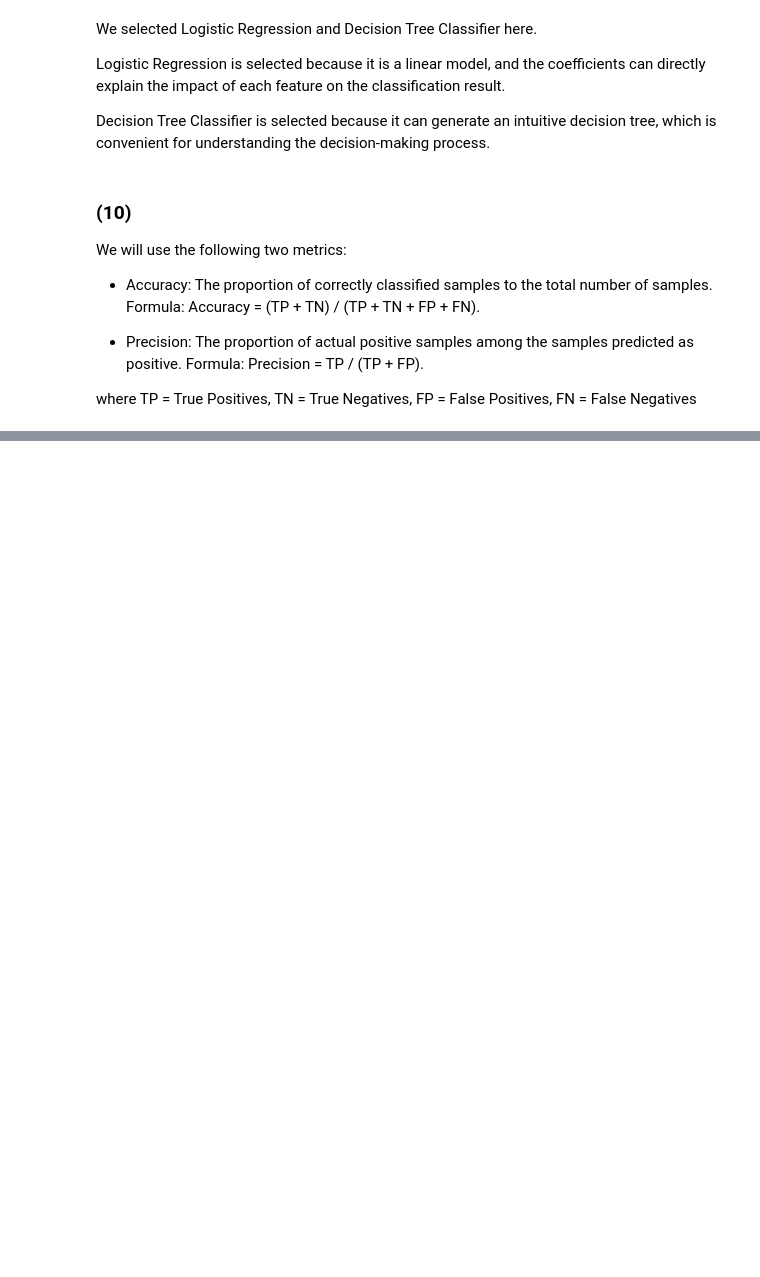
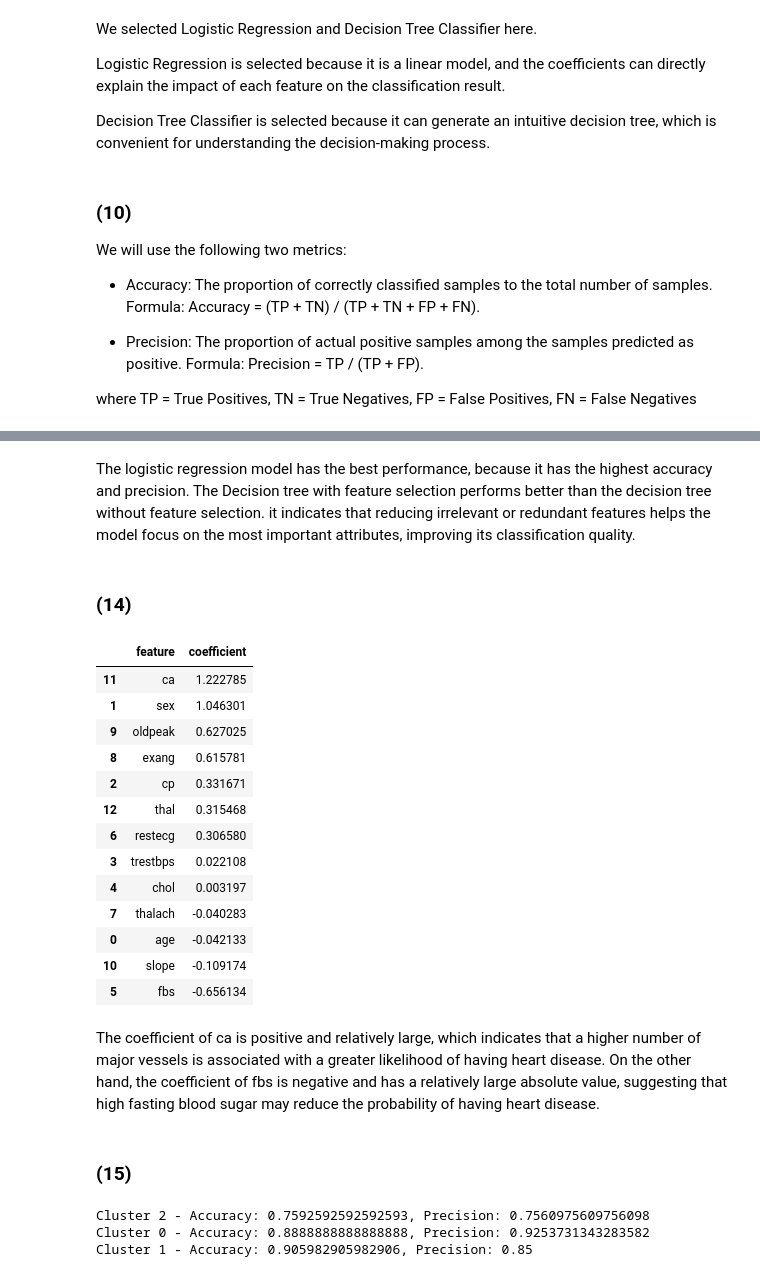
Before and after one commit to JIMINGyang123/assign6, a Jupyter notebook: ass6.ipynb, the cells around one changed output, grey strips where cells are left out. Saved outputs shown, nothing was run; the diff lists cells and outputs as text; code cells hidden in the pictures; blank space fills up the shorter version.

```diff
--- a/ass6.ipynb
+++ b/ass6.ipynb
@@ -169,0 +172,24 @@ where TP = True Positives, TN = True Negatives, FP = False Positives, FN = False
+# %%
+from sklearn.feature_selection import SelectKBest, f_classif
+from sklearn.preprocessing import StandardScaler
+from sklearn.cluster import KMeans
+from sklearn.model_selection import GridSearchCV
+
+logistic_regression = LogisticRegression(max_iter=3000)
+logistic_regression.fit(X_train, y_train)
+
+decision_tree = DecisionTreeClassifier()
+
+param_grid = {
+    'criterion': ['gini', 'entropy'],
+    'max_depth': [3, 4, 5, 6, 7, 8],
+    'min_samples_split': [2, 3, 4, 5],
+    'min_samples_leaf': [1, 2, 3]
+}
+
+# use GridSearchCV to find the best parameters
+grid_search = GridSearchCV(decision_tree, param_grid, cv=5, scoring='accuracy')
+grid_search.fit(X_train, y_train)
+
+best_decision_tree = grid_search.best_estimator_
+grid_search.best_params_
@@ -169,0 +241,51 @@ where TP = True Positives, TN = True Negatives, FP = False Positives, FN = False
+# %% [markdown]
+The logistic regression model has the best performance, because it has the highest accuracy and precision. The Decision tree with feature selection performs better than the decision tree without feature selection. it indicates that reducing irrelevant or redundant features helps the model focus on the most important attributes, improving its classification quality.
+# %% [markdown]
+### (14)
+# %%
+coefficients = pd.DataFrame({'feature': X.columns, 'coefficient': logistic_regression.coef_[0]})
+coefficients = coefficients.sort_values(by='coefficient', ascending=False)
+coefficients
+# %% [output]
+|  | feature | coefficient |
+| 11 | ca | 1.222785 |
+| 1 | sex | 1.046301 |
+| 9 | oldpeak | 0.627025 |
+| 8 | exang | 0.615781 |
+| 2 | cp | 0.331671 |
+| 12 | thal | 0.315468 |
+| 6 | restecg | 0.306580 |
+| 3 | trestbps | 0.022108 |
+| 4 | chol | 0.003197 |
+| 7 | thalach | -0.040283 |
+| 0 | age | -0.042133 |
+| 10 | slope | -0.109174 |
+| 5 | fbs | -0.656134 |
+# %% [markdown]
+The coefficient of ca is positive and relatively large, which indicates that a higher number of major vessels is associated with a greater likelihood of having heart disease. On the other hand, the coefficient of fbs is negative and has a relatively large absolute value, suggesting that high fasting blood sugar may reduce the probability of having heart disease.
+# %% [markdown]
+### (15)
+# %%
+subgroup_models = {}
+for cluster in df['cluster'].unique():
+    subgroup_df = df[df['cluster'] == cluster]
+    X_sub = subgroup_df.drop(['num', 'cluster'], axis=1)
+    y_sub = subgroup_df['num']
+    X_train_sub, X_test_sub, y_train_sub, y_test_sub = train_test_split(X_sub, y_sub, test_size=0.3, random_state=1)
+    model = LogisticRegression(max_iter=3000)
+    model.fit(X_train_sub, y_train_sub)
+    subgroup_models[cluster] = model
+
+# evaluate the subgroup models
+for cluster, model in subgroup_models.items():
+    subgroup_test_df = df[df['cluster'] == cluster]
+    X_test_sub = subgroup_test_df.drop(['num', 'cluster'], axis=1)
+    y_test_sub = subgroup_test_df['num']
+    y_pred_sub = model.predict(X_test_sub)
+    accuracy_sub = accuracy_score(y_test_sub, y_pred_sub)
+    precision_sub = precision_score(y_test_sub, y_pred_sub)
+    print(f"Cluster {cluster} - Accuracy: {accuracy_sub}, Precision: {precision_sub}")
+# %% [output]
+Cluster 2 - Accuracy: 0.7592592592592593, Precision: 0.7560975609756098
+Cluster 0 - Accuracy: 0.8888888888888888, Precision: 0.9253731343283582
+Cluster 1 - Accuracy: 0.905982905982906, Precision: 0.85
```
Also changed, not shown: parts of 9 cells of this notebook, 1 other file.
